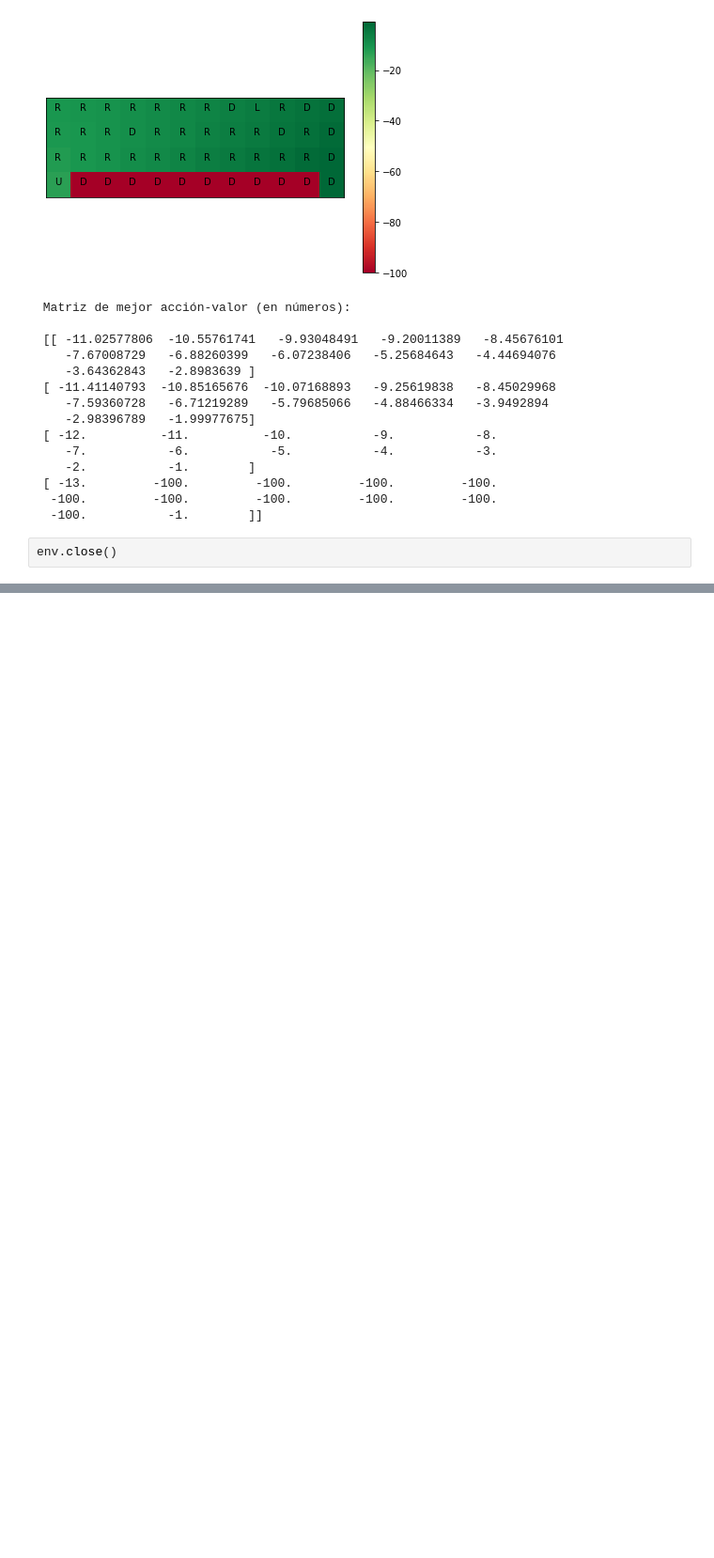
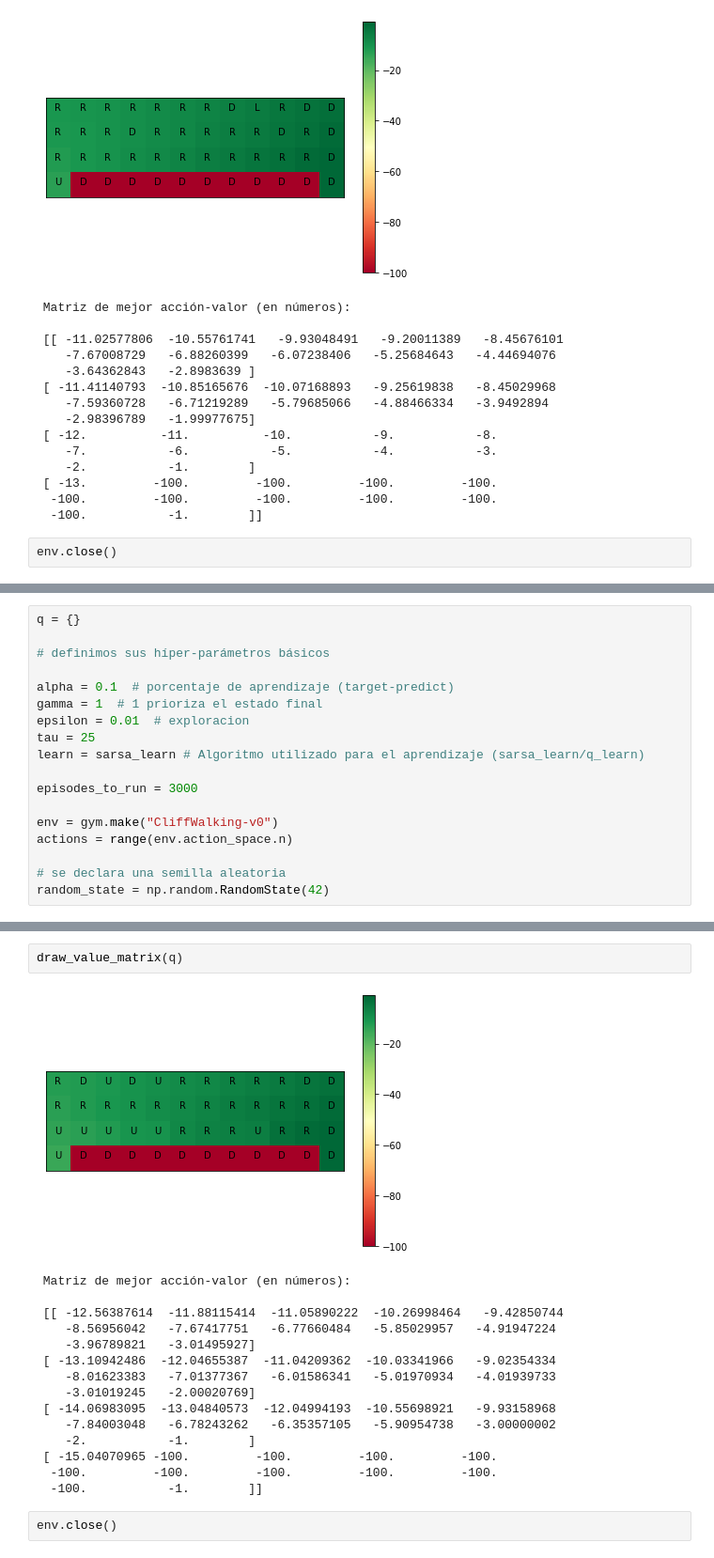
Before and after one commit to dbourdin/diplodatos-electivas, a Jupyter notebook: AprendizajePorRefuerzos/lab_1_intro_rl.ipynb, the cells around one changed output, grey strips where cells are left out. Shown: that part at 94% size. Saved outputs shown, nothing was run; the diff lists cells and outputs as text; blank space fills up the shorter version.

Commit message:
Actualizado lab 1 con sarsa y q learn.

```diff
--- a/AprendizajePorRefuerzos/lab_1_intro_rl.ipynb
+++ b/AprendizajePorRefuerzos/lab_1_intro_rl.ipynb
@@ -295,0 +230,18 @@ Para dejar el lab listo para su corrección, dejar link a repo de github con un
+# %%
+q = {}
+
+# definimos sus híper-parámetros básicos
+
+alpha = 0.1  # porcentaje de aprendizaje (target-predict)
+gamma = 1  # 1 prioriza el estado final
+epsilon = 0.01  # exploracion
+tau = 25
+learn = sarsa_learn # Algoritmo utilizado para el aprendizaje (sarsa_learn/q_learn)
+
+episodes_to_run = 3000
+
+env = gym.make("CliffWalking-v0")
+actions = range(env.action_space.n)
+
+# se declara una semilla aleatoria
+random_state = np.random.RandomState(42)
@@ -295,0 +292,20 @@ Para dejar el lab listo para su corrección, dejar link a repo de github con un
+# %%
+draw_value_matrix(q)
+# %% [output]
+[figure, added]
+ Matriz de mejor acción-valor (en números):
+
+ [[ -12.56387614  -11.88115414  -11.05890222  -10.26998464   -9.42850744
+    -8.56956042   -7.67417751   -6.77660484   -5.85029957   -4.91947224
+    -3.96789821   -3.01495927]
+ [ -13.10942486  -12.04655387  -11.04209362  -10.03341966   -9.02354334
+    -8.01623383   -7.01377367   -6.01586341   -5.01970934   -4.01939733
+    -3.01019245   -2.00020769]
+ [ -14.06983095  -13.04840573  -12.04994193  -10.55698921   -9.93158968
+    -7.84003048   -6.78243262   -6.35357105   -5.90954738   -3.00000002
+    -2.           -1.        ]
+ [ -15.04070965 -100.         -100.         -100.         -100.
+  -100.         -100.         -100.         -100.         -100.
+  -100.           -1.        ]]
+# %%
+env.close()
```
Also changed, not shown: parts of 29 cells of this notebook.
